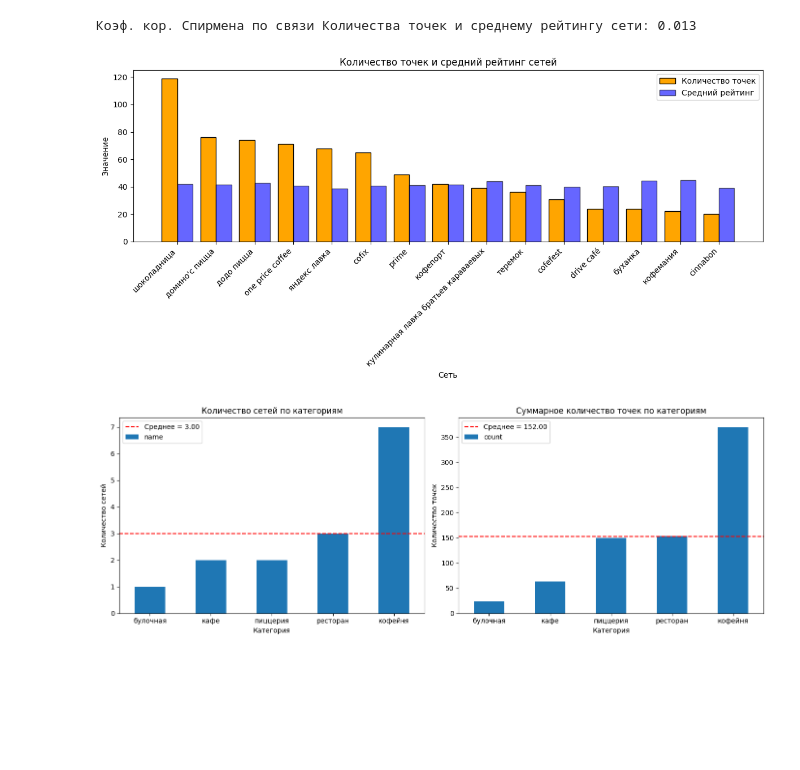
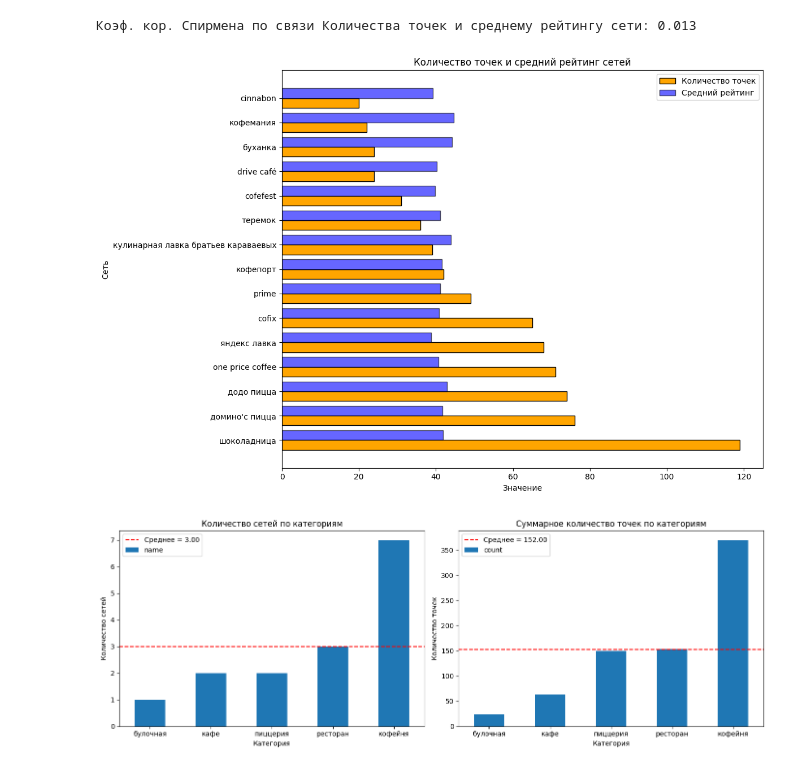
Before and after one commit to achezganov/msk_food_investment_research, a Jupyter notebook: EDA.ipynb, the cells around one changed output. Saved outputs shown, nothing was run; the diff lists cells and outputs as text; code cells hidden in the pictures; blank space fills up the shorter version.

```diff
--- a/EDA.ipynb
+++ b/EDA.ipynb
@@ -311,9 +311,8 @@ df['rating'] = df['rating'].astype('int8')
 # %%
 # Выполняем преобразование seats, middle_avg_bill и middle_coffee_cup
 
-df['seats'] = df['seats'].astype('float32') # Эмпирическим путем было установлено, float16 приводик к ошибкам
-change_cols = ['middle_avg_bill', 'middle_coffee_cup']
-df[change_cols] = df[change_cols].astype('float16')
+change_cols = ['middle_avg_bill', 'middle_coffee_cup', 'seats']
+df[change_cols] = df[change_cols].astype('float32')
 # %%
 # Выведем результат преобразований
 df.info()
@@ -599,8 +598,8 @@ from parser import parse_middle_beer_cup
 # Извлекаем информацию из avg_bill и заносим в новое поле middle_beer_cup
 df['middle_beer_cup'] = df['avg_bill'].apply(parse_middle_beer_cup)
 
-# Преобразуем поле к float16
-df["middle_beer_cup"] = df["middle_beer_cup"].astype("float16")
+# Преобразуем поле к float32
+df['middle_beer_cup'] = df['middle_beer_cup'].astype('float32')
 # %%
 # Выполним проверку
 test = df[['avg_bill', 'middle_beer_cup']]
@@ -1297,45 +1399,45 @@ print(f"Коэф. кор. Cпирмена по связи Количества
 # %%
 frac_plot = frac.head(15)
 
-x = np.arange(len(frac_plot))  # позиции
+y = np.arange(len(frac_plot))
 width = 0.4
 
-fig, ax = plt.subplots(figsize=(12, 6))
+fig, ax = plt.subplots(figsize=(12, 8))
 
-# Количество точек
-ax.bar(
-    x - width/2,
+# Количество точек (горизонтальные бары)
+ax.barh(
+    y - width/2,
     frac_plot['count'],
-    width=width,
+    height=width,
     label='Количество точек',
     color='orange',
     edgecolor='k'
 )
 
 # Средний рейтинг
-ax.bar(
-    x + width/2,
+ax.barh(
+    y + width/2,
     frac_plot['mean_rating'],
-    width=width,
+    height=width,
     label='Средний рейтинг',
     color='blue',
     edgecolor='k',
     alpha=0.6
 )
 
 ax.set_title('Количество точек и средний рейтинг сетей')
-ax.set_xlabel('Сеть')
-ax.set_ylabel('Значение')
+ax.set_ylabel('Сеть')
+ax.set_xlabel('Значение')
 
-ax.set_xticks(x)
-ax.set_xticklabels(frac_plot.index, rotation=45, ha='right')
+ax.set_yticks(y)
+ax.set_yticklabels(frac_plot.index)
 
 ax.legend()
 
 plt.tight_layout()
 plt.show()
 # %% [output]
-[figure, old version]
+[figure, new version]
 # %%
 # Формируем данные
 frac_cat = frac_plot.reset_index()[['name', 'category']]
```
Also changed, not shown: parts of 26 cells of this notebook.
